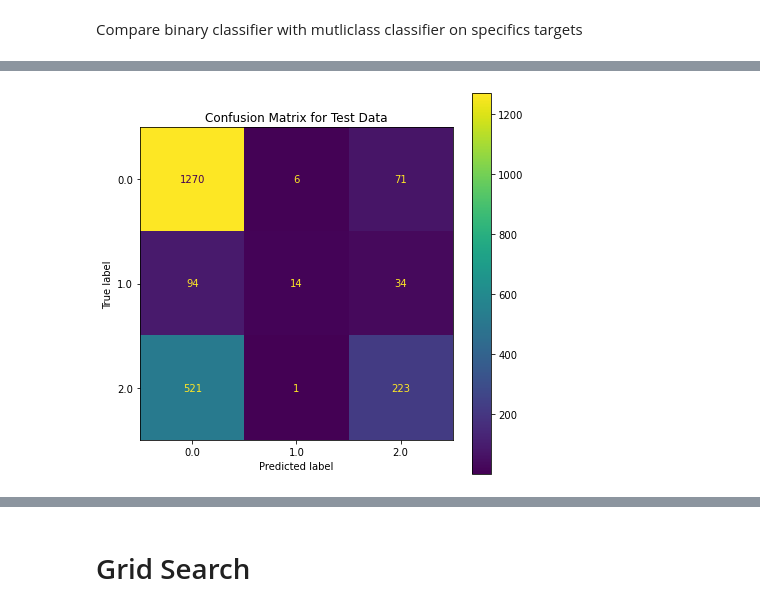
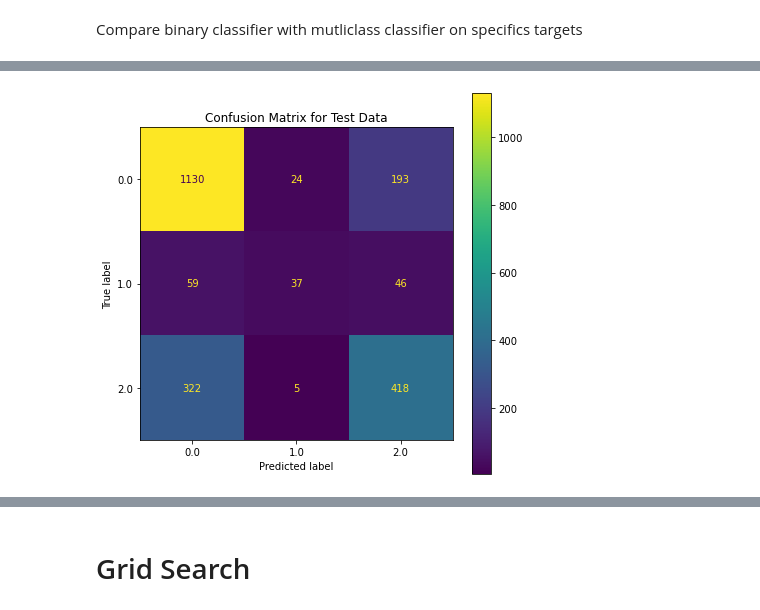
Before and after one commit to dvdhartsman/NLP-Sentiment-Analysis, a Jupyter notebook: Multiclass_analysis.ipynb, the cells around one changed output, grey strips where cells are left out. Cells and saved outputs as stored; diff of their text form; code cells hidden in the pictures.

```diff
--- a/Multiclass_analysis.ipynb
+++ b/Multiclass_analysis.ipynb
@@ -430,6 +454,6 @@ Please also refer to the documentation for alternative solver options:
 # %% [markdown]
 Compare binary classifier with mutliclass classifier on specifics targets
 # %%
-LogReg_vec = Mult_Model("LogReg Vcount", lr, v_count, X_train_vcount, X_test_vcount, y_train, y_test)
+LogReg_vec = Mult_Model("LogReg Vcount", lr_vec, v_count, X_train_vcount, X_test_vcount, y_train, y_test)
 # %% [output]
 [Parallel(n_jobs=4)]: Using backend LokyBackend with 4 concurrent workers.
@@ -437,4 +461,4 @@ LogReg_vec = Mult_Model("LogReg Vcount", lr, v_count, X_train_vcount, X_test_vco
-[figure, old version]
+[figure, new version]
 # %%
 Mult_Model.model_df
 # %% [output]
```
Also changed, not shown: parts of 56 cells of this notebook.
